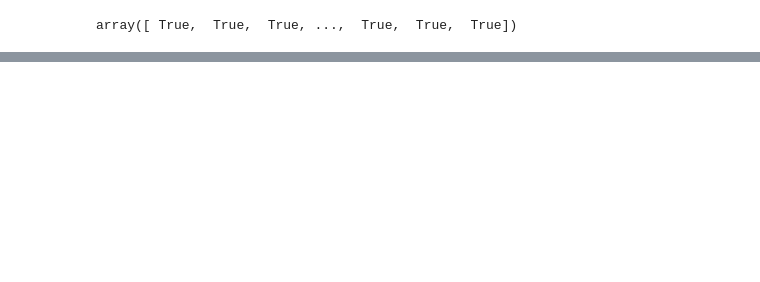
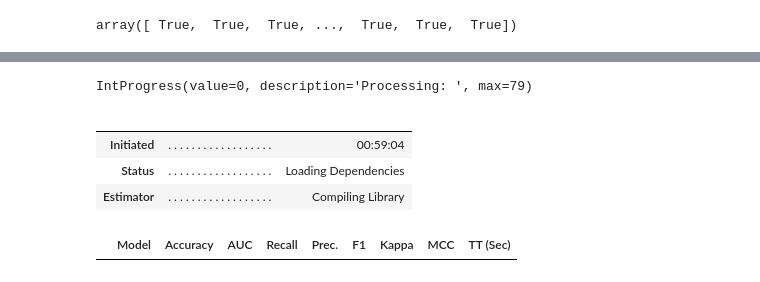
Before and after one commit to kevinlin0638/BAProject, a Jupyter notebook: FlightDelayXGBoost.ipynb, the cells around one changed output, grey strips where cells are left out. Drawn from its saved outputs; the diff is of its cells as text; code cells hidden in the pictures; blank space fills up the shorter version.

```diff
--- a/FlightDelayXGBoost.ipynb
+++ b/FlightDelayXGBoost.ipynb
@@ -228,0 +292,11 @@ array([[0.68559457, 0.        ],
+# %%
+best = compare_models()
+print(best)
+# %% [output]
+IntProgress(value=0, description='Processing: ', max=79)
+|  |  |  |
+|  |  |  |
+| Initiated | . . . . . . . . . . . . . . . . . . | 00:59:04 |
+| Status | . . . . . . . . . . . . . . . . . . | Loading Dependencies |
+| Estimator | . . . . . . . . . . . . . . . . . . | Compiling Library |
+|  | Model | Accuracy | AUC | Recall | Prec. | F1 | Kappa | MCC | TT (Sec) |
```
Also changed, not shown: parts of 18 cells of this notebook.
